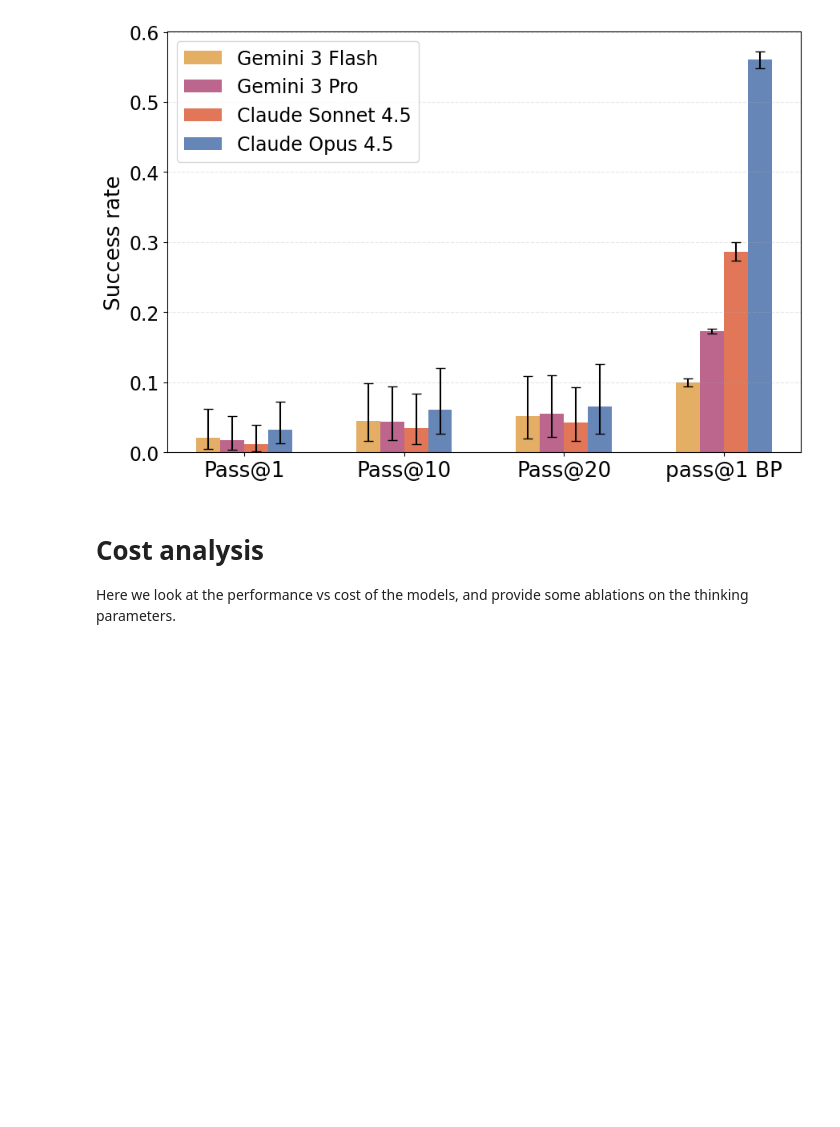
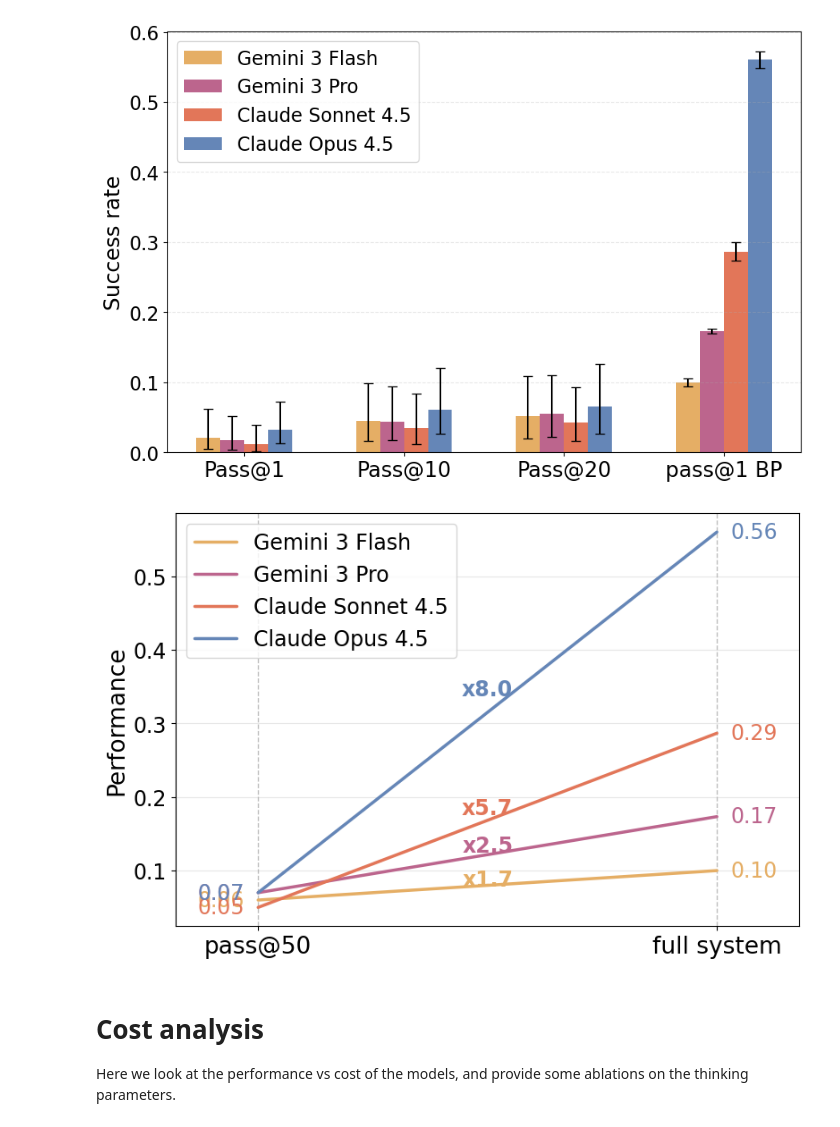
Before and after one commit to Axiomatic-AI/ax-prover-base, a Jupyter notebook: notebooks/analysis.ipynb, the cells around one changed output. Cells and saved outputs as stored; diff of their text form; code cells hidden in the pictures; blank space fills up the shorter version.

```diff
--- a/notebooks/analysis.ipynb
+++ b/notebooks/analysis.ipynb
@@ -346,7 +443,7 @@ import pickle
 # with open("data/llm_comparison.pkl", "wb") as f:
 #     pickle.dump(llm_comparison, f, protocol=pickle.HIGHEST_PROTOCOL)
 
-with open("data/llm_comparison.pkl", "rb") as f:
+with open("../data/llm_comparison.pkl", "rb") as f:
     llm_comparison = pickle.load(f)
 # %% [markdown]
 We will compute both the pass@k for the base models, as well as the mean performance for our system.
@@ -354,7 +451,7 @@ We will compute both the pass@k for the base models, as well as the mean perform
 Let's start with the pass@k which is formally: $$\text{pass@k} = \frac{1}{M}\sum_{i=1}^M 1 - \frac{\binom{n-c_i}{k}}{\binom{n}{k}}\,,$$ where $M$ is the number of samples, $n$ is the total number of attempts, and $c_i$ is the correct number of attempts for the $i$-th sample.
 The intuition is that we compute the expected value of one minus the probability of drawing an unsuccessful sample.
 # %%
-k_values = [1, 10, 20]
+k_values = [1, 10, 20, 50]
 pass_at_k_configs = ["flashbase", "probase", "sonnetbase", "singleshot"]
 pass_at_k_by_config = {}
 
@@ -395,3 +492,9 @@ mean_val, sem = success_rate_per_run.mean(), success_rate_per_run.sem()
 
 corresponding_config = CONFIG_PAIRS[opus_config]
 pass_at_k_by_config[corresponding_config]["full"] = mean_val, sem
+# %%
+for config, perf in pass_at_k_by_config.items():
+    print(config)
+    pass_at_20 = perf[20][0]
+    full = perf['full'][0]
+    print(f"{perf[1][0]:.2f}, {pass_at_20:.2f}, {full:.2f}, ratio = {full/pass_at_20:.2f}")
@@ -397,0 +510,6 @@ pass_at_k_by_config[corresponding_config]["full"] = mean_val, sem
+# %%
+for config, perf in pass_at_k_by_config.items():
+    print(config)
+    pass_at_50 = perf[50][0]
+    full = perf['full'][0]
+    print(f"{perf[1][0]:.2f}, {pass_at_50:.2f}, {full:.2f}, ratio = {full/pass_at_50:.2f}")
@@ -444,6 +571,79 @@ plt.tight_layout()
 plt.savefig("data/figures/llm_comparison.pdf", bbox_inches="tight")
 # %% [output]
 [figure]
+# %%
+import matplotlib.pyplot as plt
+
+fig, ax = plt.subplots(figsize=FIGSIZE)
+
+x_left, x_right = 0.0, 1.0
+dx = 0.03  # labels sit just outside the vertical guides
+
+for config in pass_at_k_configs:
+    perf = pass_at_k_by_config[config]
+    pass_at_50 = perf[50][0]
+    full = perf["full"][0]
+    ratio = full / pass_at_50 if pass_at_50 > 0 else float("nan")
+
+    label = CONFIG_NAME_MAP[config]
+    c = get_color(config)["medium"]
+
+    ax.plot(
+        [x_left, x_right],
+        [pass_at_50, full],
+        color=c,
+        lw=2.5,
+        solid_capstyle="round",
+        label=label,
+    )
+
+    ax.text(
+        x_left - dx,
+        pass_at_50,
+        f"{pass_at_50:.2f}",
+        ha="right",
+        va="center",
+        color=c,
+        fontsize=LABELSIZE,
+    )
+    ax.text(
+        x_right + dx,
+        full,
+        f"{full:.2f}",
+        ha="left",
+        va="center",
+        color=c,
+        fontsize=LABELSIZE,
+    )
+
+    xm = 0.5 * (x_left + x_right)
+    ym = 0.5 * (pass_at_50 + full) * 1.1  # 10% more for space
+    ratio_txt = f"x{ratio:.1f}" if pass_at_50 > 0 else "—"
+    ax.text(
+        xm,
+        ym,
+        ratio_txt,
+        ha="center",
+        va="center",
+        color=c,
+        fontsize=LABELSIZE,
+        fontweight="bold",
+    )
+
+ax.axvline(x_left, color="0.75", linestyle="--", lw=1, zorder=0)
+ax.axvline(x_right, color="0.75", linestyle="--", lw=1, zorder=0)
+
+ax.set_xlim(x_left - 0.18, x_right + 0.18)
+ax.set_xticks([x_left, x_right])
+ax.set_xticklabels(["pass@50", "full system"], fontsize=FONTSIZE)
+ax.tick_params(axis="y", labelsize=LABELSIZE)
+ax.set_ylabel("Performance", fontsize=FONTSIZE)
+ax.grid(axis="y", alpha=GRID_ALPHA)
+ax.legend(loc="best", fontsize=LABELSIZE)
+
+# plt.savefig("../data/figures/llm_copmarison_slope.pdf")
+# %% [output]
+[figure, added]
 # %% [markdown]
 # Cost analysis
 
```
Also changed, not shown: parts of 92 cells of this notebook.
